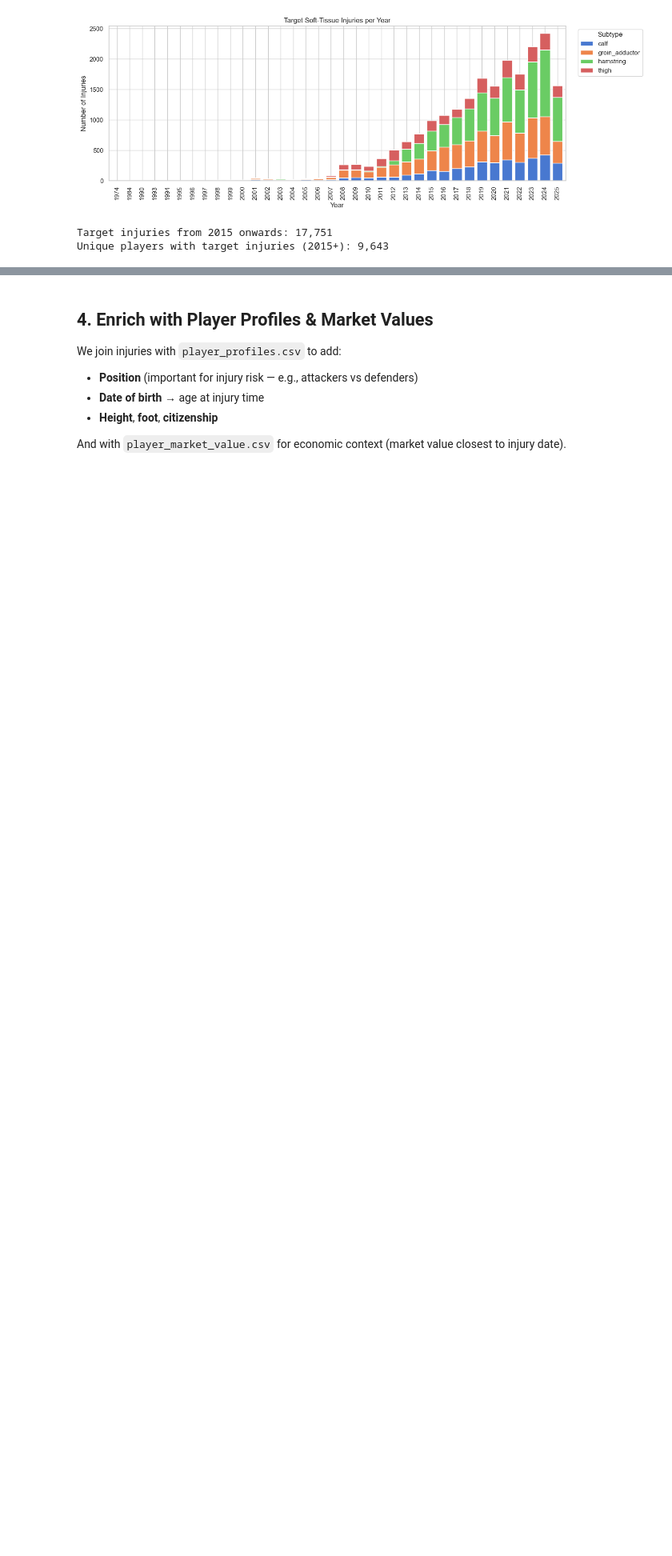
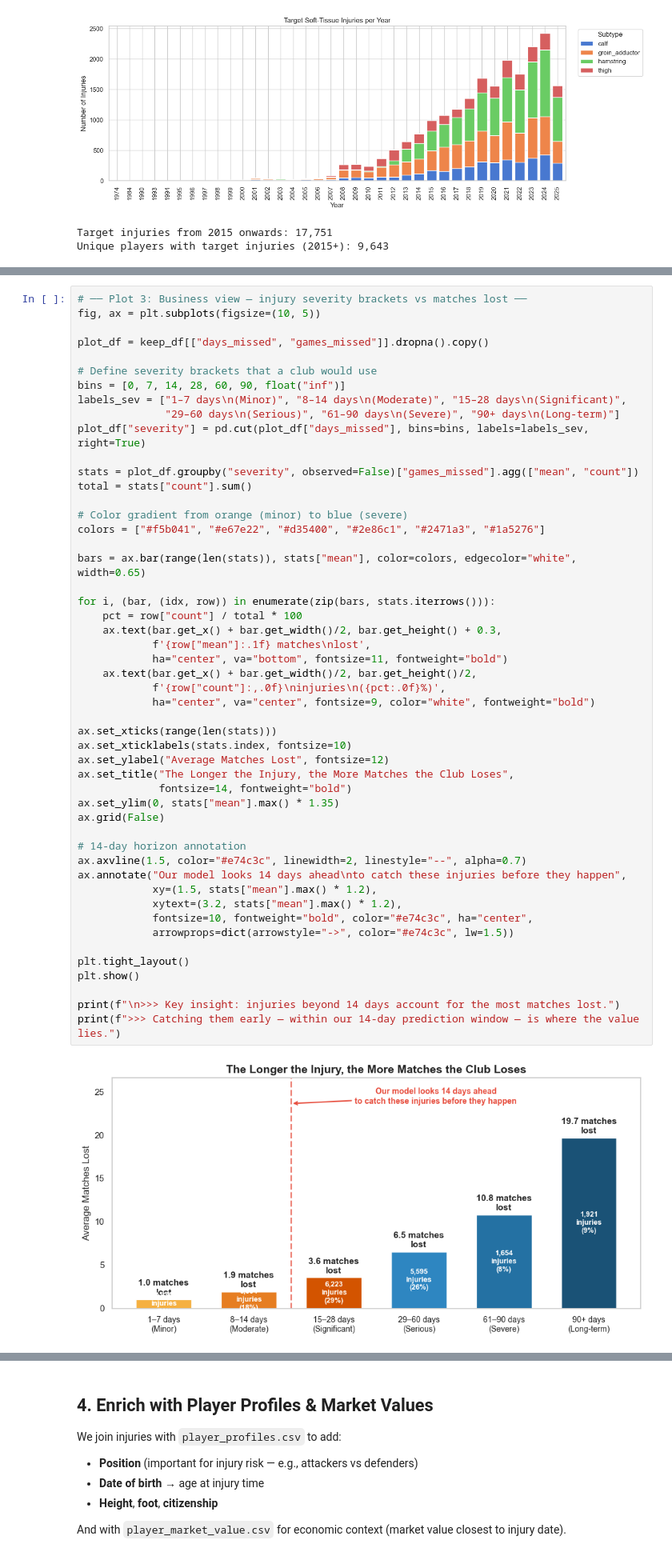
Before and after one commit to ozifrs/football-injury-risk-prediction, a Jupyter notebook: notebooks/01_football_datasets_exploration.ipynb, the cells around one changed output, grey strips where cells are left out. Shown at 80% size. Drawn from its saved outputs; the diff is of its cells as text; blank space fills up the shorter version.

```diff
--- a/notebooks/01_football_datasets_exploration.ipynb
+++ b/notebooks/01_football_datasets_exploration.ipynb
@@ -635,0 +752,52 @@ Unique players with target injuries (2015+): 9,643
+# %%
+# ── Plot 3: Business view — injury severity brackets vs matches lost ──
+fig, ax = plt.subplots(figsize=(10, 5))
+
+plot_df = keep_df[["days_missed", "games_missed"]].dropna().copy()
+
+# Define severity brackets that a club would use
+bins = [0, 7, 14, 28, 60, 90, float("inf")]
+labels_sev = ["1–7 days\n(Minor)", "8–14 days\n(Moderate)", "15–28 days\n(Significant)",
+              "29–60 days\n(Serious)", "61–90 days\n(Severe)", "90+ days\n(Long-term)"]
+plot_df["severity"] = pd.cut(plot_df["days_missed"], bins=bins, labels=labels_sev, right=True)
+
+stats = plot_df.groupby("severity", observed=False)["games_missed"].agg(["mean", "count"])
+total = stats["count"].sum()
+
+# Color gradient from orange (minor) to blue (severe)
+colors = ["#f5b041", "#e67e22", "#d35400", "#2e86c1", "#2471a3", "#1a5276"]
+
+bars = ax.bar(range(len(stats)), stats["mean"], color=colors, edgecolor="white", width=0.65)
+
+for i, (bar, (idx, row)) in enumerate(zip(bars, stats.iterrows())):
+    pct = row["count"] / total * 100
+    ax.text(bar.get_x() + bar.get_width()/2, bar.get_height() + 0.3,
+            f'{row["mean"]:.1f} matches\nlost',
+            ha="center", va="bottom", fontsize=11, fontweight="bold")
+    ax.text(bar.get_x() + bar.get_width()/2, bar.get_height()/2,
+            f'{row["count"]:,.0f}\ninjuries\n({pct:.0f}%)',
+            ha="center", va="center", fontsize=9, color="white", fontweight="bold")
+
+ax.set_xticks(range(len(stats)))
+ax.set_xticklabels(stats.index, fontsize=10)
+ax.set_ylabel("Average Matches Lost", fontsize=12)
+ax.set_title("The Longer the Injury, the More Matches the Club Loses",
+             fontsize=14, fontweight="bold")
+ax.set_ylim(0, stats["mean"].max() * 1.35)
+ax.grid(False)
+
+# 14-day horizon annotation
+ax.axvline(1.5, color="#e74c3c", linewidth=2, linestyle="--", alpha=0.7)
+ax.annotate("Our model looks 14 days ahead\nto catch these injuries before they happen",
+            xy=(1.5, stats["mean"].max() * 1.2),
+            xytext=(3.2, stats["mean"].max() * 1.2),
+            fontsize=10, fontweight="bold", color="#e74c3c", ha="center",
+            arrowprops=dict(arrowstyle="->", color="#e74c3c", lw=1.5))
+
+plt.tight_layout()
+plt.show()
+
+print(f"\n>>> Key insight: injuries beyond 14 days account for the most matches lost.")
+print(f">>> Catching them early — within our 14-day prediction window — is where the value lies.")
+# %% [output]
+[figure, added]
```
Also changed, not shown: parts of 7 cells of this notebook.
